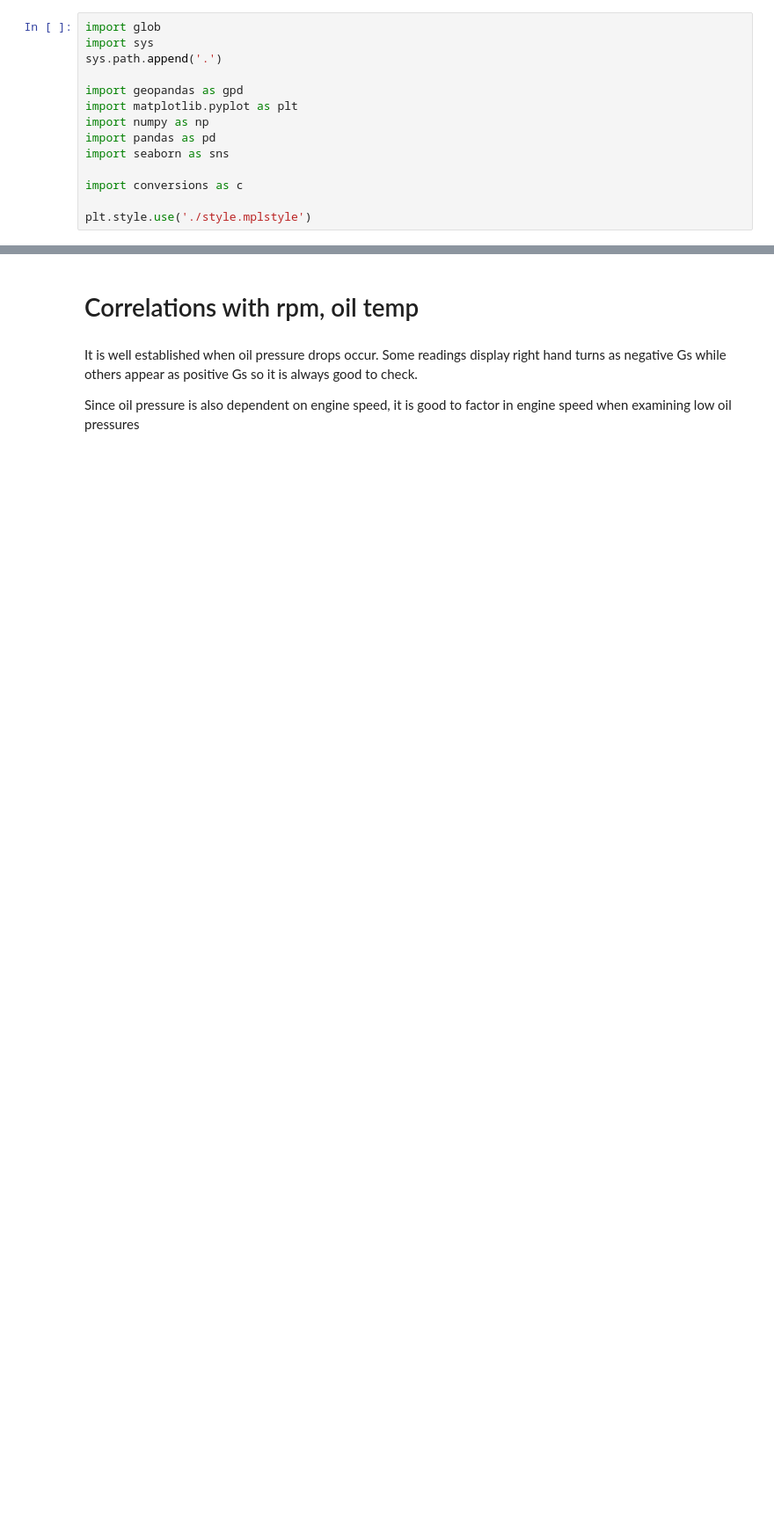
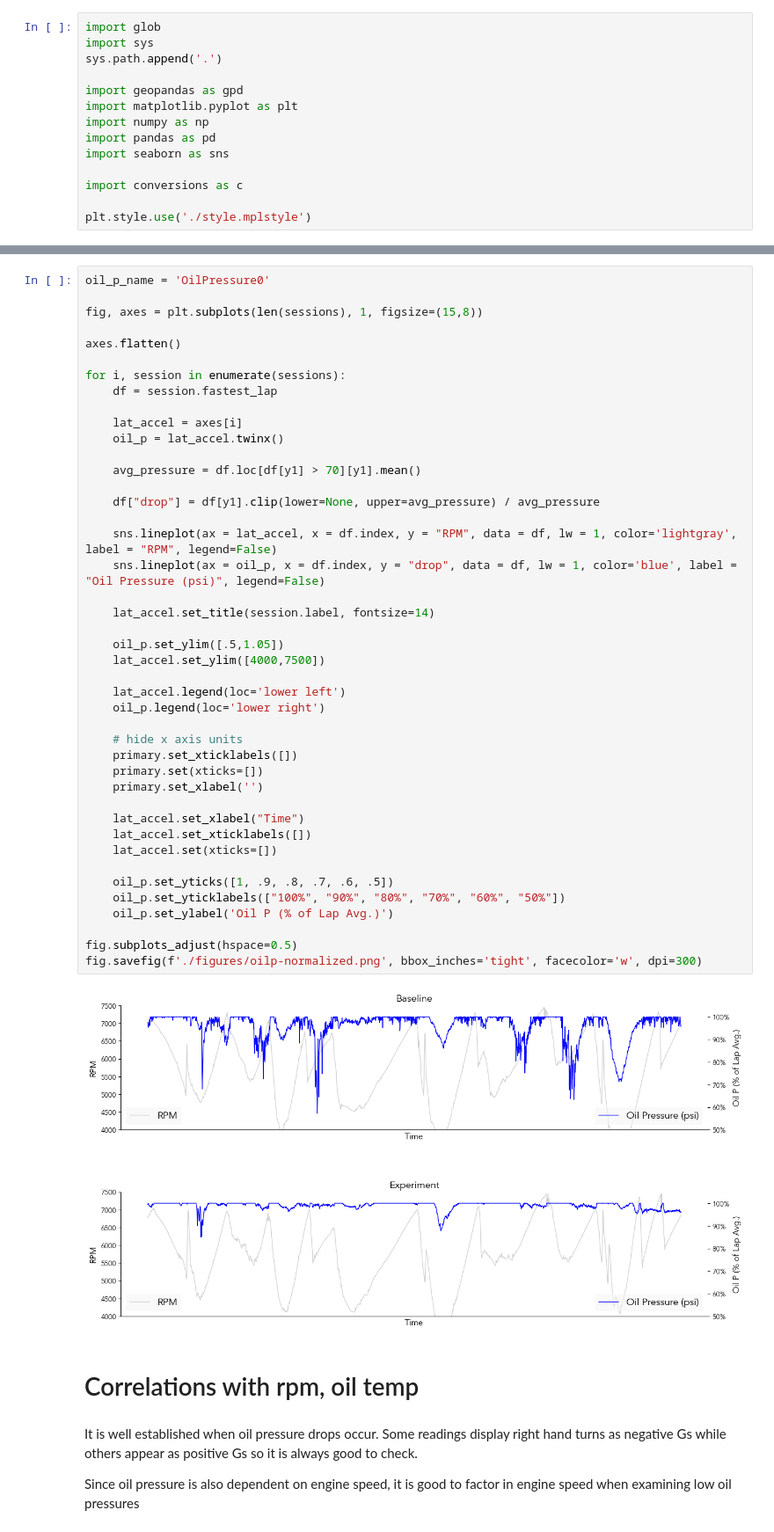
Before and after one commit to zxvf91/fa24d, a Jupyter notebook: plots.ipynb, the cells around one changed output, grey strips where cells are left out. Shown: that part at 88% size. Saved outputs shown, nothing was run; the diff lists cells and outputs as text; blank space fills up the shorter version.

```diff
--- a/plots.ipynb
+++ b/plots.ipynb
@@ -72,3 +99,48 @@ fig.savefig(f'./figures/session-time_x_op-latacc.png', bbox_inches='tight', face
+# %%
+oil_p_name = 'OilPressure0'
+
+fig, axes = plt.subplots(len(sessions), 1, figsize=(15,8))
+
+axes.flatten()
+
+for i, session in enumerate(sessions):
+    df = session.fastest_lap
+
+    lat_accel = axes[i]
+    oil_p = lat_accel.twinx()
+
+    avg_pressure = df.loc[df[y1] > 70][y1].mean()
+
+    df["drop"] = df[y1].clip(lower=None, upper=avg_pressure) / avg_pressure
+
+    sns.lineplot(ax = lat_accel, x = df.index, y = "RPM", data = df, lw = 1, color='lightgray', label = "RPM", legend=False)
+    sns.lineplot(ax = oil_p, x = df.index, y = "drop", data = df, lw = 1, color='blue', label = "Oil Pressure (psi)", legend=False)
+
+    lat_accel.set_title(session.label, fontsize=14)
+
+    oil_p.set_ylim([.5,1.05])
+    lat_accel.set_ylim([4000,7500])
+
+    lat_accel.legend(loc='lower left')
+    oil_p.legend(loc='lower right')
+
+    # hide x axis units
+    primary.set_xticklabels([])
+    primary.set(xticks=[])
+    primary.set_xlabel('')
+
+    lat_accel.set_xlabel("Time")
+    lat_accel.set_xticklabels([])
+    lat_accel.set(xticks=[])
+
+    oil_p.set_yticks([1, .9, .8, .7, .6, .5])
+    oil_p.set_yticklabels(["100%", "90%", "80%", "70%", "60%", "50%"])
+    oil_p.set_ylabel('Oil P (% of Lap Avg.)')
+
+fig.subplots_adjust(hspace=0.5)
+fig.savefig(f'./figures/oilp-normalized.png', bbox_inches='tight', facecolor='w', dpi=300)
+# %% [output]
+[figure, added]
 # %% [markdown]
 # Correlations with rpm, oil temp
 # %% [markdown]
```
Also changed, not shown: parts of 19 cells of this notebook, 25 other files.
